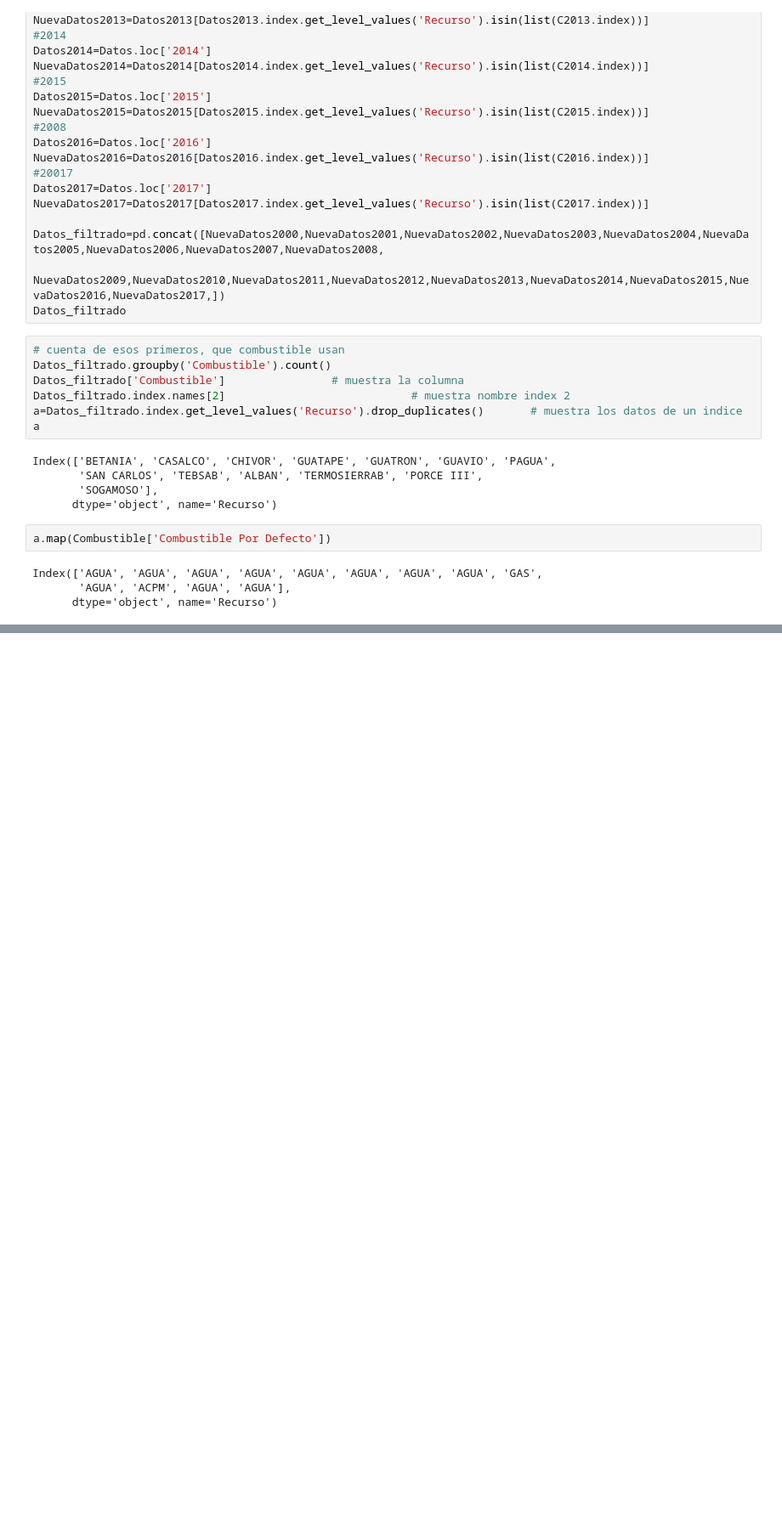
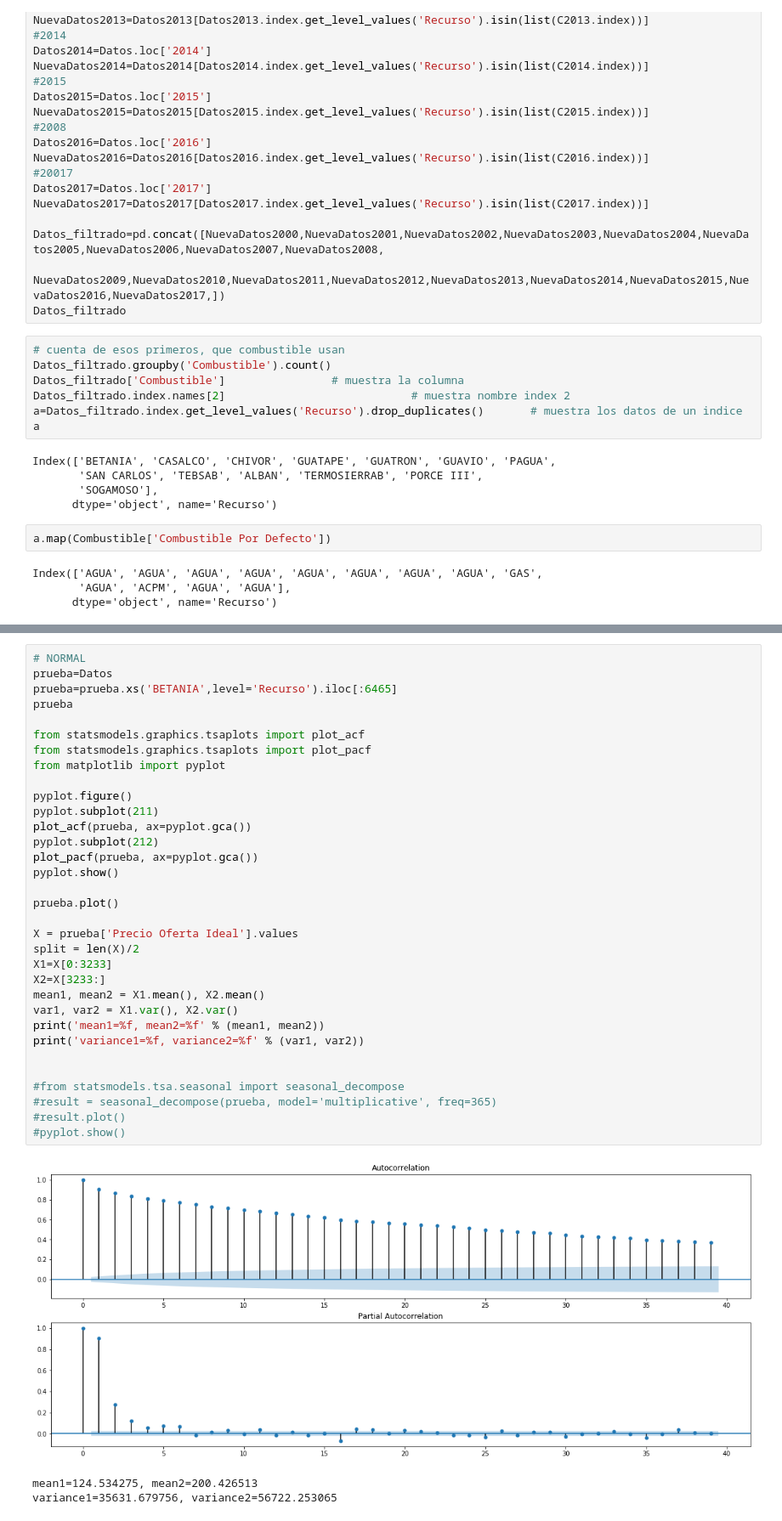
Before and after one commit to Vamarinpe/PAE, a Jupyter notebook: CodRecurso.ipynb, the cells around one changed output, grey strips where cells are left out. Shown: that part at 85% size. Cells and saved outputs as stored; diff of their text form; blank space fills up the shorter version.

```diff
--- a/CodRecurso.ipynb
+++ b/CodRecurso.ipynb
@@ -224,0 +223,37 @@ g=sns.regplot(x=d,y=v)
+# %%
+# NORMAL
+prueba=Datos
+prueba=prueba.xs('BETANIA',level='Recurso').iloc[:6465]
+prueba
+
+from statsmodels.graphics.tsaplots import plot_acf
+from statsmodels.graphics.tsaplots import plot_pacf
+from matplotlib import pyplot
+
+pyplot.figure()
+pyplot.subplot(211)
+plot_acf(prueba, ax=pyplot.gca())
+pyplot.subplot(212)
+plot_pacf(prueba, ax=pyplot.gca())
+pyplot.show()
+
+prueba.plot()
+
+X = prueba['Precio Oferta Ideal'].values
+split = len(X)/2
+X1=X[0:3233]
+X2=X[3233:]
+mean1, mean2 = X1.mean(), X2.mean()
+var1, var2 = X1.var(), X2.var()
+print('mean1=%f, mean2=%f' % (mean1, mean2))
+print('variance1=%f, variance2=%f' % (var1, var2))
+
+
+#from statsmodels.tsa.seasonal import seasonal_decompose
+#result = seasonal_decompose(prueba, model='multiplicative', freq=365)
+#result.plot()
+#pyplot.show()
+# %% [output]
+[figure, added]
+mean1=124.534275, mean2=200.426513
+variance1=35631.679756, variance2=56722.253065
```
Also changed, not shown: parts of 8 cells of this notebook.
